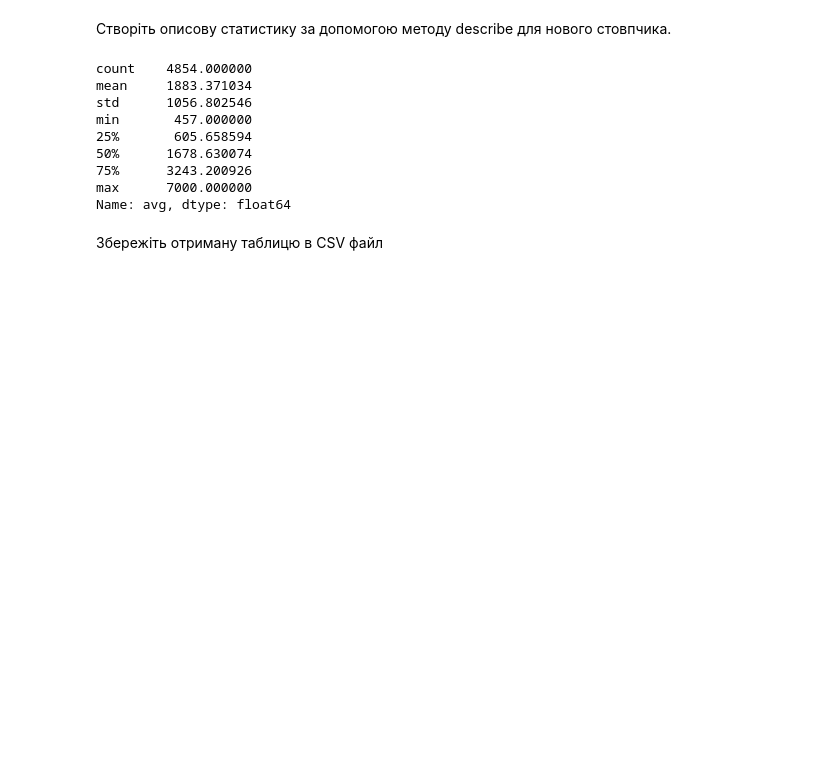
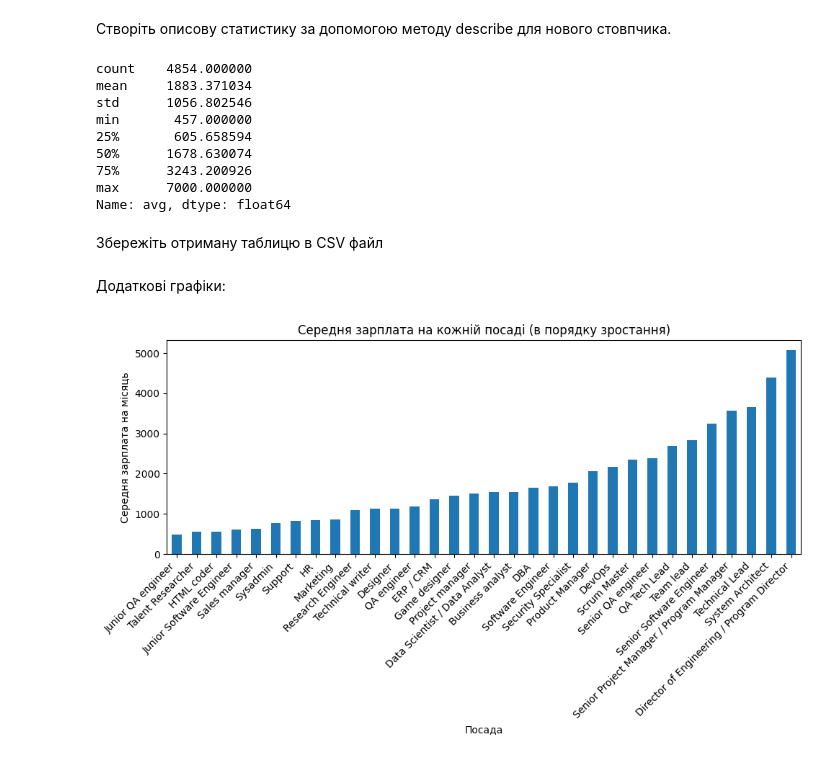
Before and after one commit to YehorChykin/HW_DS, a Jupyter notebook: HW_DS_M5_2.ipynb, the cells around one changed output. Saved outputs shown, nothing was run; the diff lists cells and outputs as text; code cells hidden in the pictures; blank space fills up the shorter version.

```diff
--- a/HW_DS_M5_2.ipynb
+++ b/HW_DS_M5_2.ipynb
@@ -192,3 +190,18 @@ Name: avg, dtype: float64
 Збережіть отриману таблицю в CSV файл
 # %%
 df.to_csv("/content/drive/MyDrive/DS_and_ML/HW_M5_2_csv.csv", index=False)
+# %% [markdown]
+Додаткові графіки:
+# %%
+mean_salary_by_position = df.groupby('Посада')['Зарплата на місяць'].mean()
+mean_salary_by_position_sorted = mean_salary_by_position.sort_values()
+plt.figure(figsize=(10, 6))
+mean_salary_by_position_sorted.plot(kind='bar')
+plt.xlabel('Посада')
+plt.ylabel('Середня зарплата на місяць')
+plt.title('Середня зарплата на кожній посаді (в порядку зростання)')
+plt.xticks(rotation=45, ha='right')
+plt.tight_layout()
+plt.show()
+# %% [output]
+[figure, added]
```
Also changed, not shown: parts of 5 cells of this notebook.
